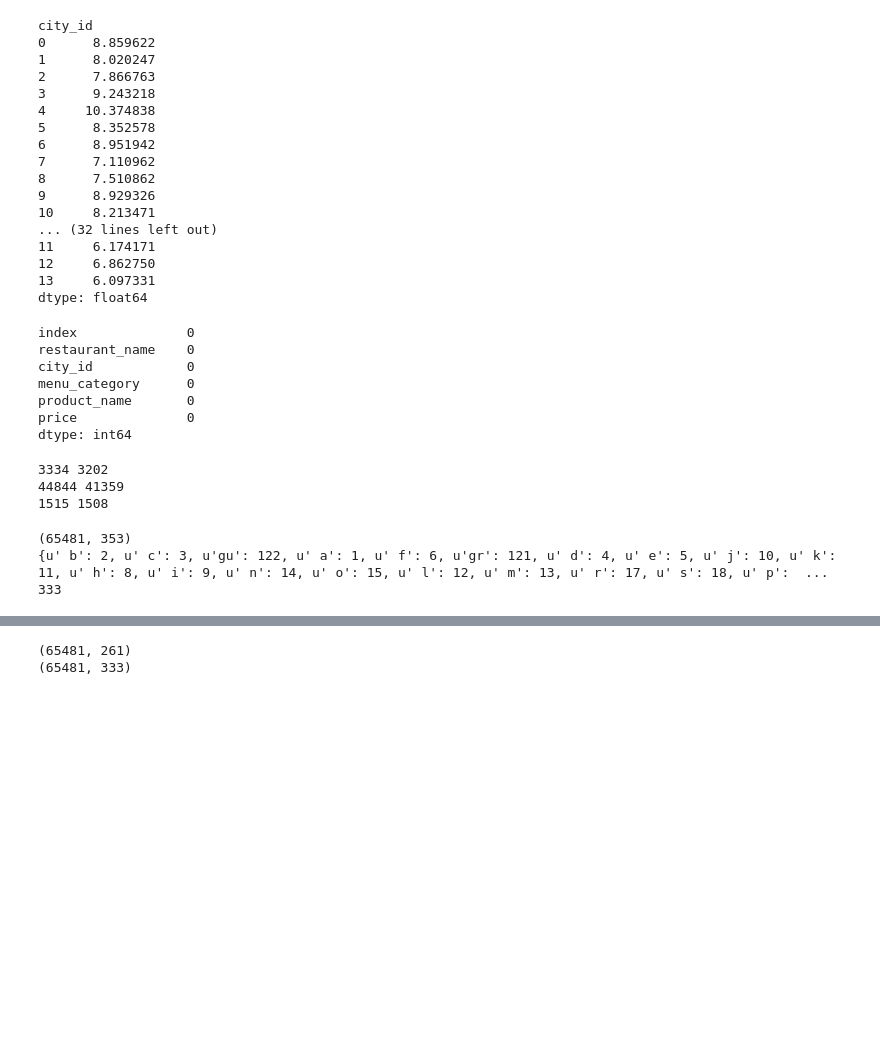
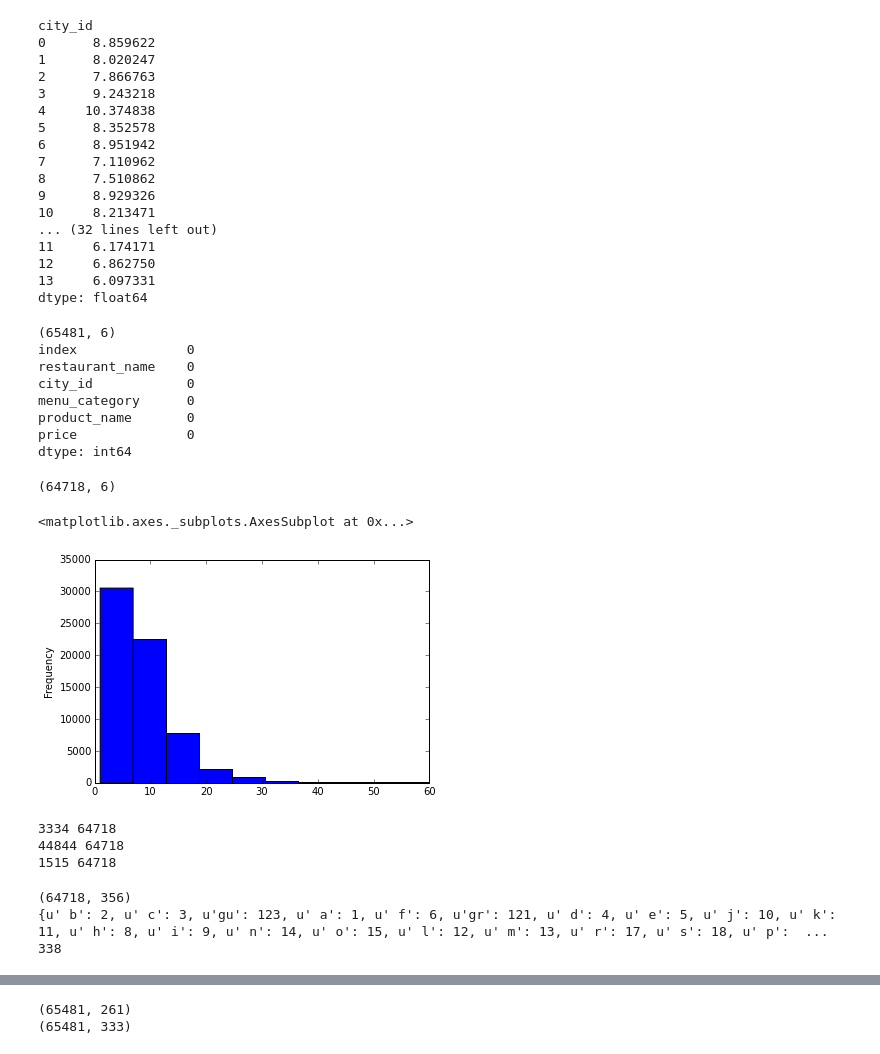
Before and after one commit to acikamk/MLRegressorTests, a Jupyter notebook: Documentation.ipynb, the cells around one changed output, grey strips where cells are left out. Drawn from its saved outputs; the diff is of its cells as text; code cells hidden in the pictures; blank space fills up the shorter version.

```diff
--- a/Documentation.ipynb
+++ b/Documentation.ipynb
@@ -251,8 +252,13 @@ test_df = data[['restaurant_name','city_id',\
         'menu_category','product_name','price']].copy()
 test_df.dropna(inplace=True)
 test_df.reset_index(inplace=True)
+print (test_df.shape)
+# remove outliers and extras with price = 0.0
+test_df.drop(test_df[(test_df['price']>60) | (test_df['price']<1)].index, inplace=True)
 print test_df.isnull().sum()
+test_df.shape
 # %% [output]
+(65481, 6)
 index              0
 restaurant_name    0
 city_id            0
@@ -260,14 +266,21 @@ menu_category      0
 product_name       0
 price              0
 dtype: int64
+(64718, 6)
+# %%
+test_df['price'].plot.hist()
+# %% [output]
+<matplotlib.axes._subplots.AxesSubplot at 0x...>
+[figure, added]
 # %%
 # as first try I will clean little the menu_category and product_name columns
 # which helps a but reducing the dimensionality
 # helper function
 def primary_transform(col):
-    col = col.str.encode('ascii', errors='ignore')
+#     col = col.str.encode('ascii', errors='ignore')
     col.replace({r'[^a-zA-Z\s]':''},regex=True,inplace=True)
-    col = col.apply(lambda x:GermanStemmer().stem(x))
+#     col = col.apply(lambda x:GermanStemmer().stem(x))
+    col = col.apply(lambda x: nlp(x))
     return col
 test_df['menu_category'] = primary_transform(\
                             test_df['menu_category'])
@@ -280,9 +293,9 @@ print len(data['menu_category'].unique()), len(test_df['menu_category'].unique()
 print len(data['product_name'].unique()), len(test_df['product_name'].unique())
 print len(data['restaurant_name'].unique()), len(test_df['restaurant_name'].unique())
 # %% [output]
-3334 3202
-44844 41359
-1515 1508
+3334 64718
+44844 64718
+1515 64718
 # %%
 # First I will try with running char 1-grams over the menu_category and product_name
 # Here for example I can include also restaurant_name instead of restaurant_id
@@ -291,6 +304,7 @@ print len(data['restaurant_name'].unique()), len(test_df['restaurant_name'].uniq
 # I can try with char 2-grams, 1grams and 2grams (words)
 # helper function
 def run_vectorizer(col, char_vectorizer):
+    col=col.apply(lambda x: str(x)) # if spacy was used
     vect_col = char_vectorizer.fit_transform(col)
     vect_df=pd.DataFrame(vect_col.toarray())
     prfx = col.name+'_'
@@ -312,9 +326,9 @@ print len(char_vectorizer.vocabulary_)
 # features
 # I can also get them all and try PCA, NMF or Kbest to reduce features
 # %% [output]
-(65481, 353)
-{u' b': 2, u' c': 3, u'gu': 122, u' a': 1, u' f': 6, u'gr': 121, u' d': 4, u' e': 5, u' j': 10, u' k': 11, u' h': 8, u' i': 9, u' n': 14, u' o': 15, u' l': 12, u' m': 13, u' r': 17, u' s': 18, u' p':  ...
-333
+(64718, 356)
+{u' b': 2, u' c': 3, u'gu': 123, u' a': 1, u' f': 6, u'gr': 121, u' d': 4, u' e': 5, u' j': 10, u' k': 11, u' h': 8, u' i': 9, u' n': 14, u' o': 15, u' l': 12, u' m': 13, u' r': 17, u' s': 18, u' p':  ...
+338
 # %%
 print menu_csc.shape
 # %% [output]
```
Also changed, not shown: parts of 28 cells of this notebook.
